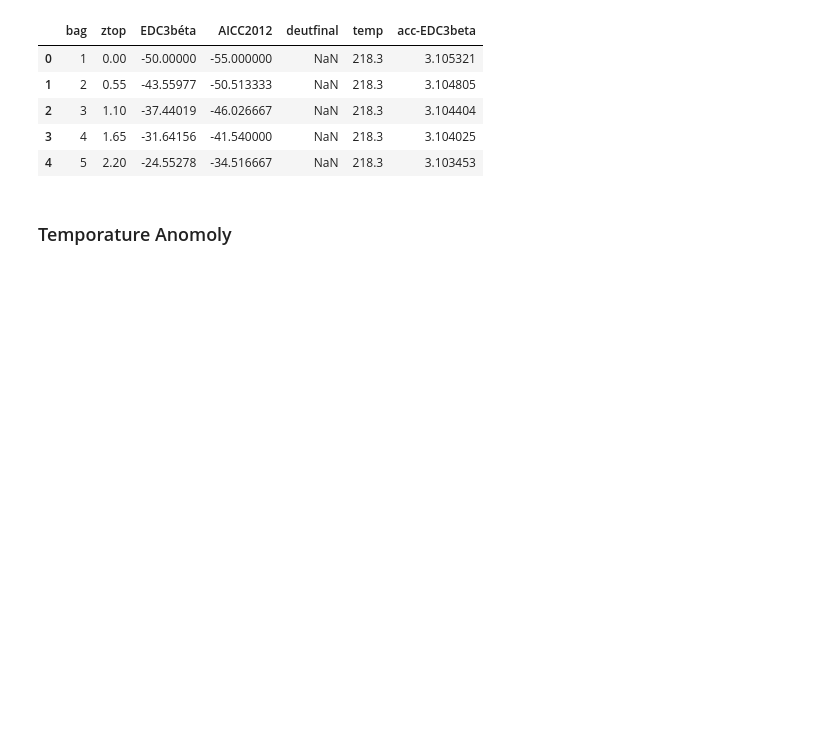
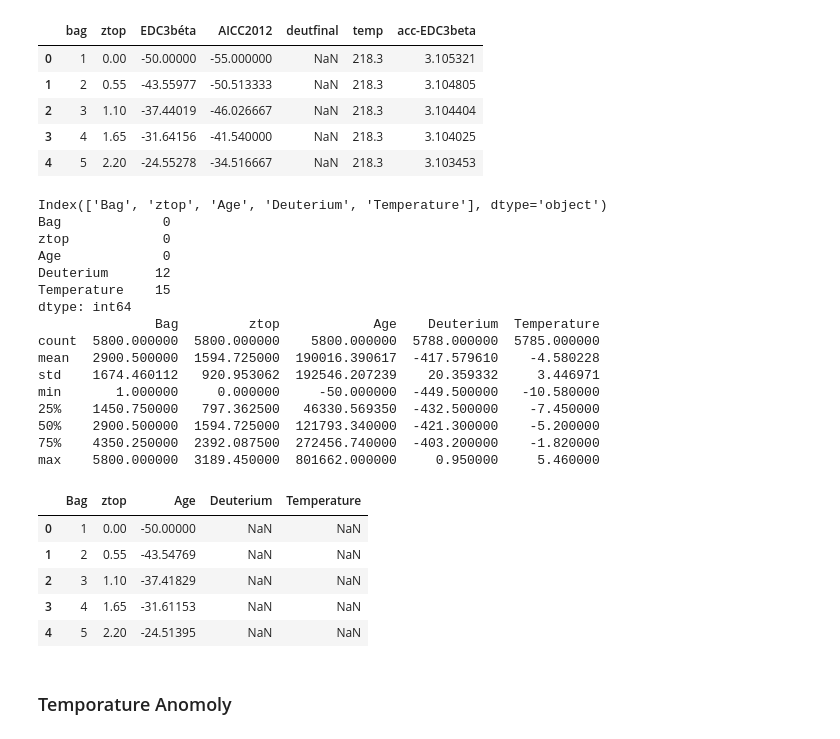
Before and after one commit to Sarahlouhast/Programming-for-Data-Analytics-Project-2, a Jupyter notebook: project.ipynb, the cells around one changed output. Cells and saved outputs as stored; diff of their text form; code cells hidden in the pictures; blank space fills up the shorter version.

```diff
--- a/project.ipynb
+++ b/project.ipynb
@@ -481,3 +505,38 @@ amend methane file
+# %%
+# Specify the path to your text file
+file_path = './data/edc3deuttemp2007.txt'
+
+# Read the specified text file into a Pandas DataFrame
+jouzel_temp_text = pd.read_csv(file_path, delim_whitespace=True, skiprows=91)
+
+# Display column names, null values, summary statistics, and the first few rows of the DataFrame
+print(jouzel_temp_text.columns)
+print(jouzel_temp_text.isnull().sum())
+print(jouzel_temp_text.describe())
+jouzel_temp_text.head()
+# %% [output]
+Index(['Bag', 'ztop', 'Age', 'Deuterium', 'Temperature'], dtype='object')
+Bag             0
+ztop            0
+Age             0
+Deuterium      12
+Temperature    15
+dtype: int64
+               Bag         ztop            Age    Deuterium  Temperature
+count  5800.000000  5800.000000    5800.000000  5788.000000  5785.000000
+mean   2900.500000  1594.725000  190016.390617  -417.579610    -4.580228
+std    1674.460112   920.953062  192546.207239    20.359332     3.446971
+min       1.000000     0.000000     -50.000000  -449.500000   -10.580000
+25%    1450.750000   797.362500   46330.569350  -432.500000    -7.450000
+50%    2900.500000  1594.725000  121793.340000  -421.300000    -5.200000
+75%    4350.250000  2392.087500  272456.740000  -403.200000    -1.820000
+max    5800.000000  3189.450000  801662.000000     0.950000     5.460000
+|  | Bag | ztop | Age | Deuterium | Temperature |
+| 0 | 1 | 0.00 | -50.00000 | NaN | NaN |
+| 1 | 2 | 0.55 | -43.54769 | NaN | NaN |
+| 2 | 3 | 1.10 | -37.41829 | NaN | NaN |
+| 3 | 4 | 1.65 | -31.61153 | NaN | NaN |
+| 4 | 5 | 2.20 | -24.51395 | NaN | NaN |
 # %% [markdown]
 ### Temporature Anomoly
 # %%
```
Also changed, not shown: parts of 15 cells of this notebook, 2 other files.
